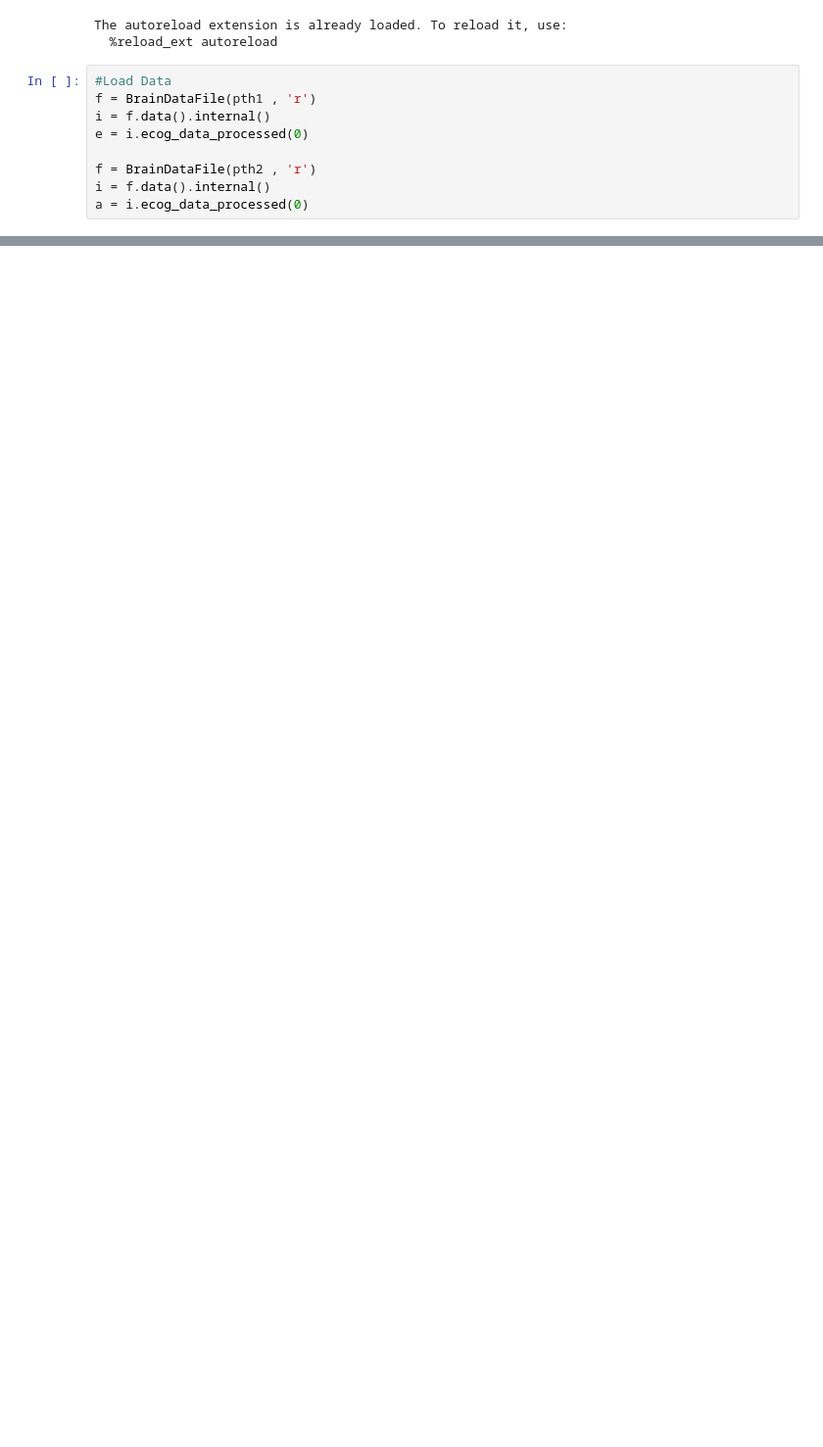
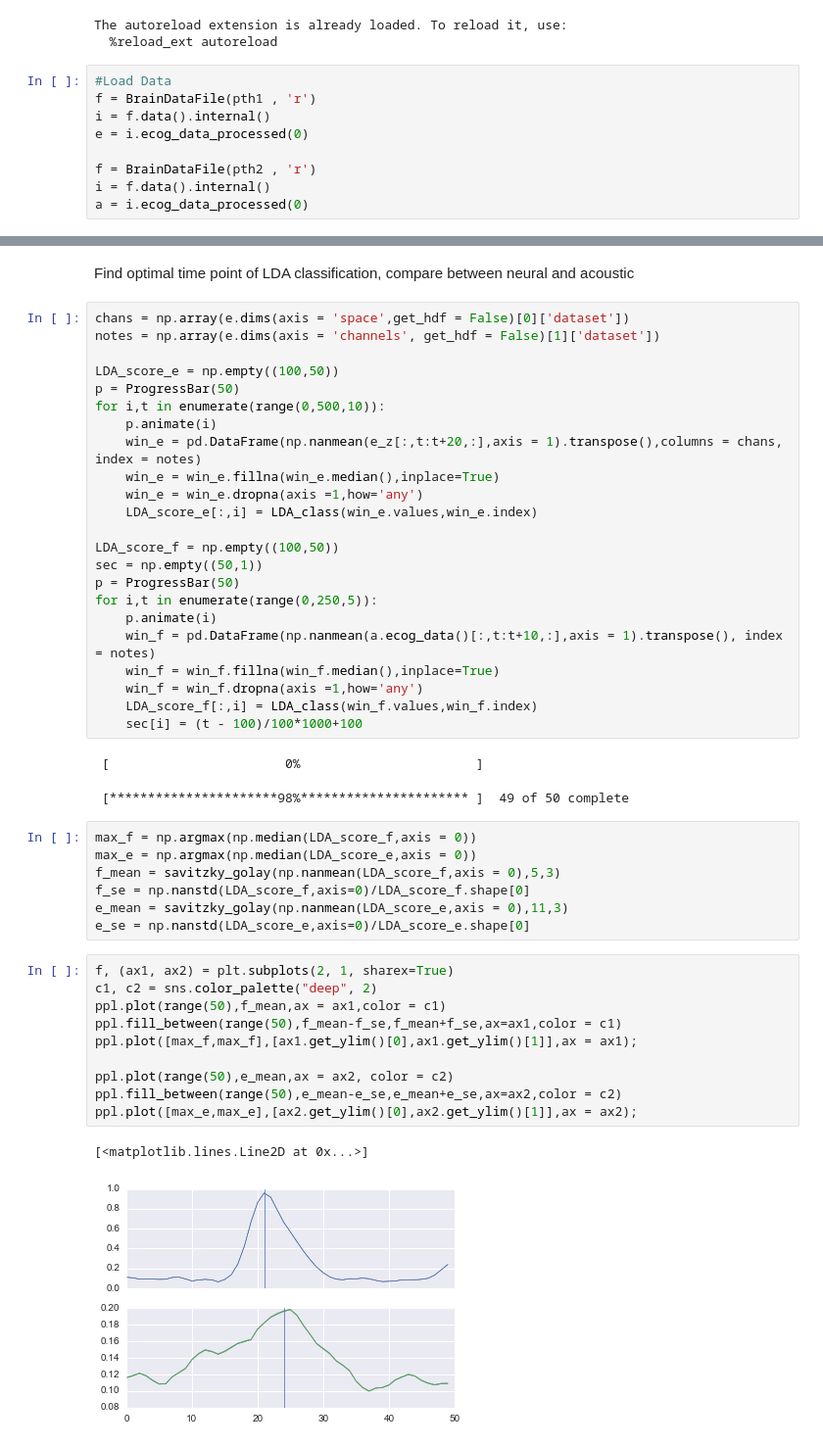
Before and after one commit to dfconant/utilities, a Jupyter notebook: iPyNb/Viz Debugging.ipynb, the cells around one changed output, grey strips where cells are left out. Shown at 98% size. Cells and saved outputs as stored; diff of their text form; blank space fills up the shorter version.

```diff
--- a/iPyNb/Viz Debugging.ipynb
+++ b/iPyNb/Viz Debugging.ipynb
@@ -472,3 +489,51 @@ import pandas as pd
 import prettyplotlib as ppl
 from __future__ import division
 e_z = brainBaseline(e)
+# %% [markdown]
+Find optimal time point of LDA classification, compare between neural and acoustic
+# %%
+chans = np.array(e.dims(axis = 'space',get_hdf = False)[0]['dataset'])
+notes = np.array(e.dims(axis = 'channels', get_hdf = False)[1]['dataset'])
+
+LDA_score_e = np.empty((100,50))
+p = ProgressBar(50)
+for i,t in enumerate(range(0,500,10)):
+    p.animate(i)
+    win_e = pd.DataFrame(np.nanmean(e_z[:,t:t+20,:],axis = 1).transpose(),columns = chans, index = notes)
+    win_e = win_e.fillna(win_e.median(),inplace=True)
+    win_e = win_e.dropna(axis =1,how='any')
+    LDA_score_e[:,i] = LDA_class(win_e.values,win_e.index)
+
+LDA_score_f = np.empty((100,50))
+sec = np.empty((50,1))
+p = ProgressBar(50)
+for i,t in enumerate(range(0,250,5)):
+    p.animate(i)
+    win_f = pd.DataFrame(np.nanmean(a.ecog_data()[:,t:t+10,:],axis = 1).transpose(), index = notes)
+    win_f = win_f.fillna(win_f.median(),inplace=True)
+    win_f = win_f.dropna(axis =1,how='any')
+    LDA_score_f[:,i] = LDA_class(win_f.values,win_f.index)
+    sec[i] = (t - 100)/100*1000+100
+# %% [output]
+ [                       0%                       ]
+ [**********************98%********************** ]  49 of 50 complete
+# %%
+max_f = np.argmax(np.median(LDA_score_f,axis = 0))
+max_e = np.argmax(np.median(LDA_score_e,axis = 0))
+f_mean = savitzky_golay(np.nanmean(LDA_score_f,axis = 0),5,3)
+f_se = np.nanstd(LDA_score_f,axis=0)/LDA_score_f.shape[0]
+e_mean = savitzky_golay(np.nanmean(LDA_score_e,axis = 0),11,3)
+e_se = np.nanstd(LDA_score_e,axis=0)/LDA_score_e.shape[0]
+# %%
+f, (ax1, ax2) = plt.subplots(2, 1, sharex=True)
+c1, c2 = sns.color_palette("deep", 2)
+ppl.plot(range(50),f_mean,ax = ax1,color = c1)
+ppl.fill_between(range(50),f_mean-f_se,f_mean+f_se,ax=ax1,color = c1)
+ppl.plot([max_f,max_f],[ax1.get_ylim()[0],ax1.get_ylim()[1]],ax = ax1);
+
+ppl.plot(range(50),e_mean,ax = ax2, color = c2)
+ppl.fill_between(range(50),e_mean-e_se,e_mean+e_se,ax=ax2,color = c2)
+ppl.plot([max_e,max_e],[ax2.get_ylim()[0],ax2.get_ylim()[1]],ax = ax2);
+# %% [output]
+[<matplotlib.lines.Line2D at 0x...>]
+[figure, added]
```
Also changed, not shown: parts of 20 cells of this notebook, 1 other file.
